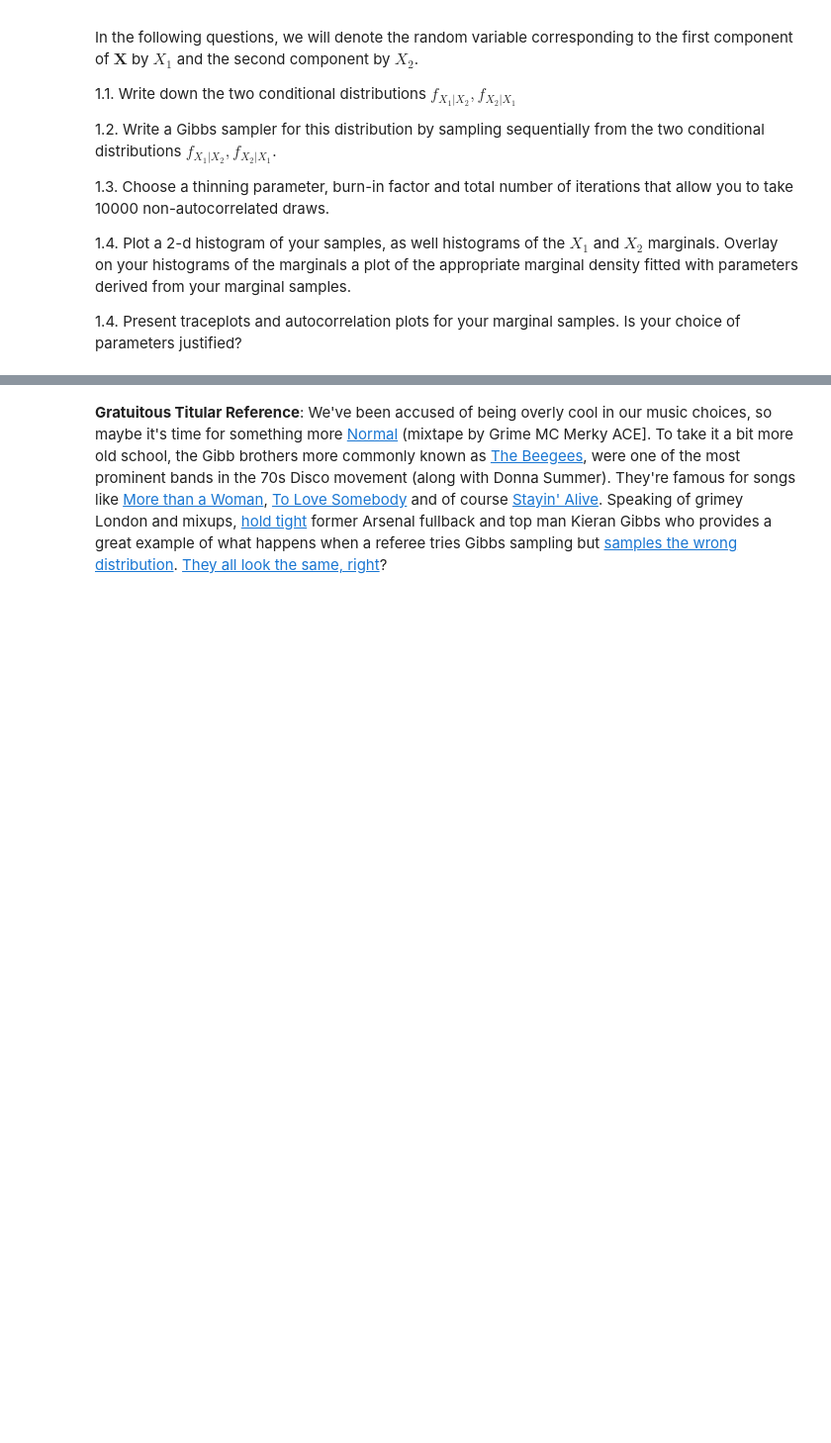
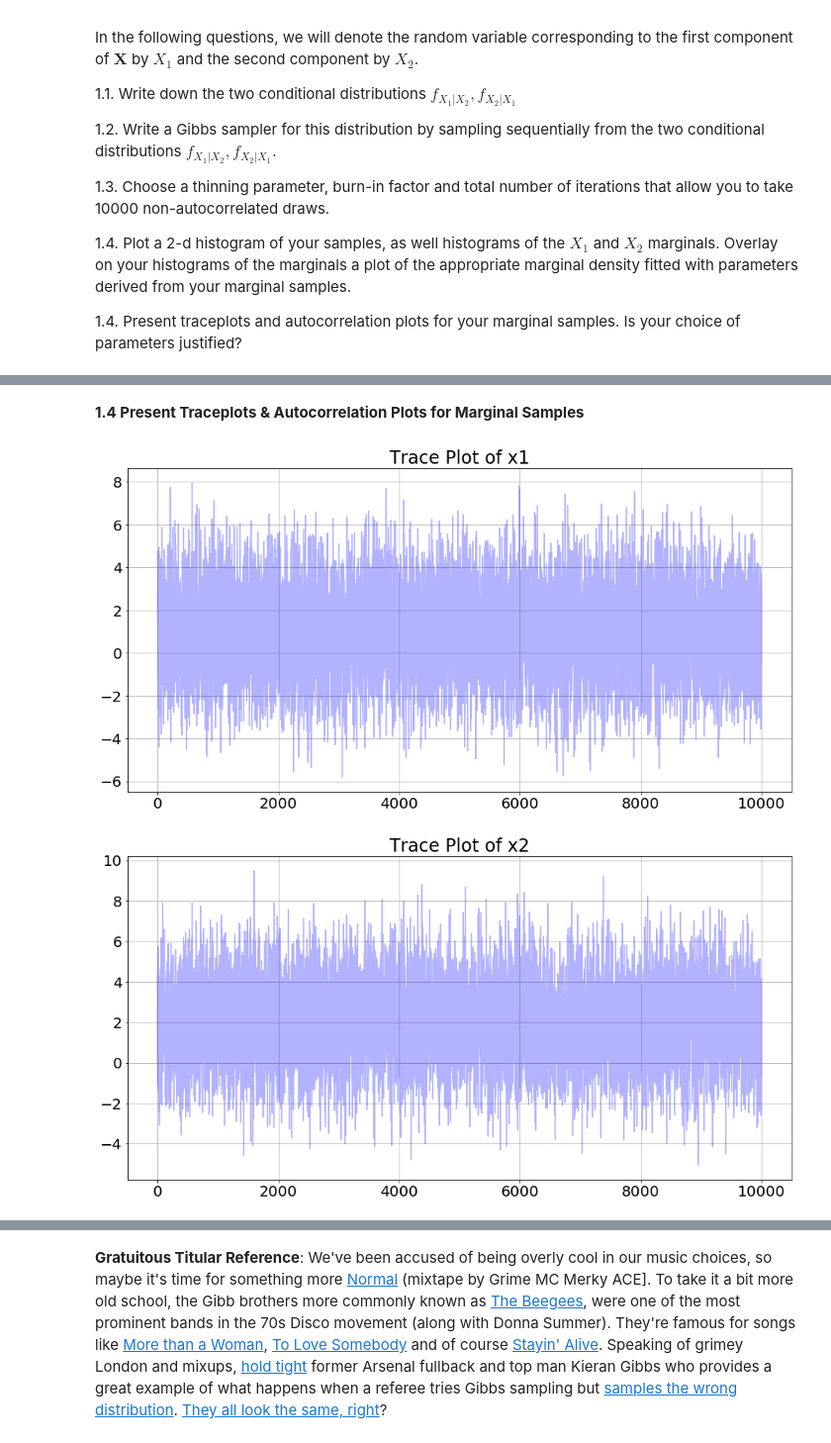
Before and after one commit to IACS-AM-207-Braavos/AM-207, a Jupyter notebook: hw9/AM207_HW9_MSE.ipynb, the cells around one changed output, grey strips where cells are left out. Shown: that part at 99% size. Drawn from its saved outputs; the diff is of its cells as text; code cells hidden in the pictures; blank space fills up the shorter version.

```diff
--- a/hw9/AM207_HW9_MSE.ipynb
+++ b/hw9/AM207_HW9_MSE.ipynb
@@ -52,3 +50,10 @@ WARNING (theano.tensor.blas): Using NumPy C-API based implementation for BLAS fu
+# %%
+# Additional imports
+from numpy import sqrt
+from scipy.stats import norm
+
+# Set plot style
+matplotlib.rcParams.update({'font.size': 20})
 # %% [markdown]
 ## Question 1: If I Sample the Works of the Brothers Gibb does that make me Bivariate Normal?
 # %% [markdown]
@@ -99,0 +211,25 @@ In the following questions, we will denote the random variable corresponding to
+# %%
+# 1.3. Choose a thinning parameter, burn-in factor and total number of iterations that
+# allow you to take 10000 non-autocorrelated draws.
+
+
+def draw_samples(gibbs_sampler, N: int, burnin: int, thinning: int):
+    """Draw a set of samples from the Gibbs sampler with the specified burn-in and thinning parameters."""
+    # Bind global variables
+    global mu1, mu2
+    # Set starting point to the mean
+    init = np.array([mu1, mu2])
+    # Compute number of raw samples required
+    N_raw: int = burnin + N * thinning
+    # Draw this many samples
+    samples_raw = gibbs_sampler(x1_cond_x2, x2_cond_x1, N_raw, init)
+    # Extract the ostensibly high quality samples
+    return samples_raw[burnin::thinning]
+
+# Desired number of samples
+N: int = 10000
+# Sett burn-in and thinning
+burnin: int = 1000
+thinning: int = 4
+# Draw the samples with these parameters
+samples = draw_samples(gibbs_sampler, N, burnin, thinning)
@@ -99,0 +323,16 @@ In the following questions, we will denote the random variable corresponding to
+# %% [markdown]
+**1.4 Present Traceplots & Autocorrelation Plots for Marginal Samples**
+# %%
+def make_traceplot(samples, var_name: str):
+    # Plot the samples and density
+    fig, ax = plt.subplots()
+    fig.set_size_inches([16, 8])
+    ax.set_title(f'Trace Plot of {var_name}')
+    ax.plot(samples, alpha=0.3, color='b')
+    ax.grid()
+
+make_traceplot(marginal_x1, 'x1')
+make_traceplot(marginal_x2, 'x2')
+# %% [output]
+[figure, added]
+[figure, added]
```
Also changed, not shown: parts of 12 cells of this notebook, 4 other files.
